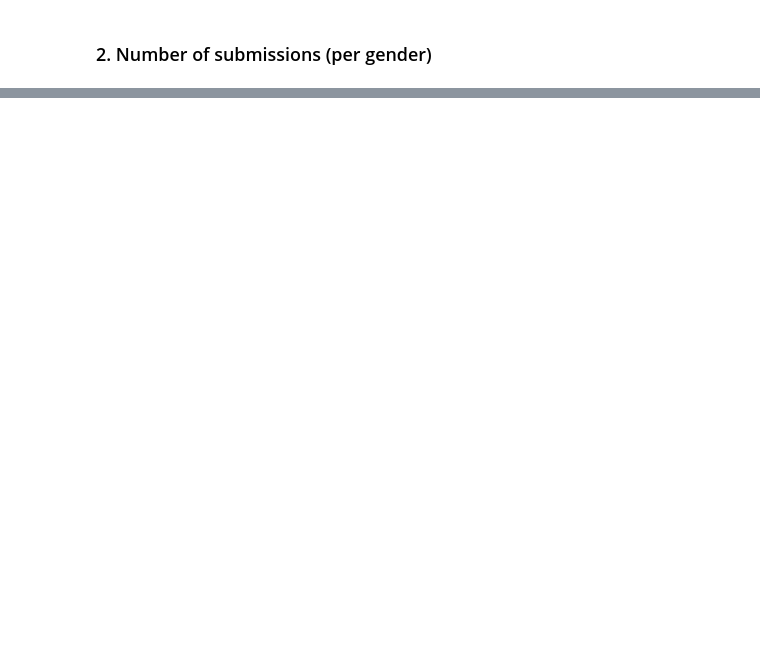
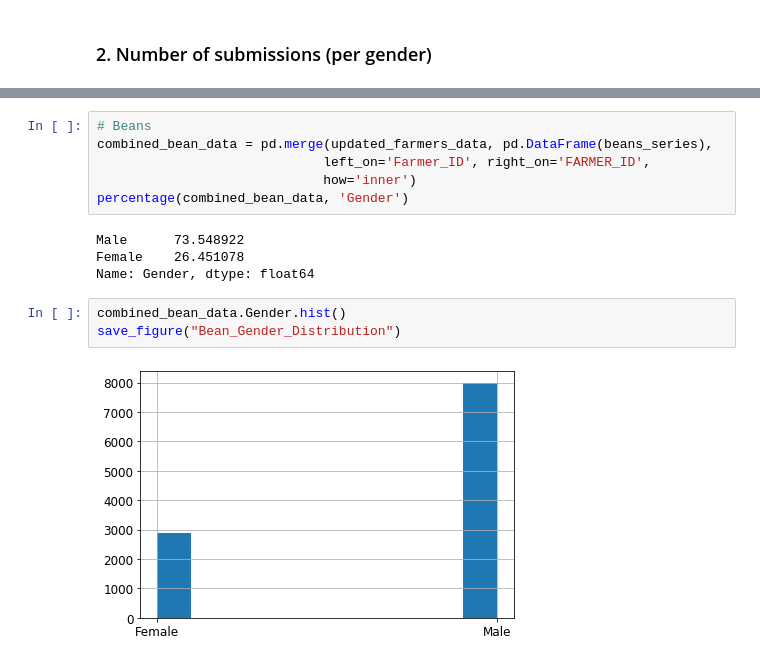
Before and after one commit to MosesBomera/RCROPS-Data-Analysis, a Jupyter notebook: RCROPS_data_analysis.ipynb, the cells around one changed output, grey strips where cells are left out. Cells and saved outputs as stored; diff of their text form; blank space fills up the shorter version.

```diff
--- a/RCROPS_data_analysis.ipynb
+++ b/RCROPS_data_analysis.ipynb
@@ -307,0 +366,15 @@ Gender Distribution Summary:
+# %%
+# Beans
+combined_bean_data = pd.merge(updated_farmers_data, pd.DataFrame(beans_series),
+                             left_on='Farmer_ID', right_on='FARMER_ID',
+                             how='inner')
+percentage(combined_bean_data, 'Gender')
+# %% [output]
+Male      73.548922
+Female    26.451078
+Name: Gender, dtype: float64
+# %%
+combined_bean_data.Gender.hist()
+save_figure("Bean_Gender_Distribution")
+# %% [output]
+[figure, added]
```
Also changed, not shown: parts of 18 cells of this notebook.
